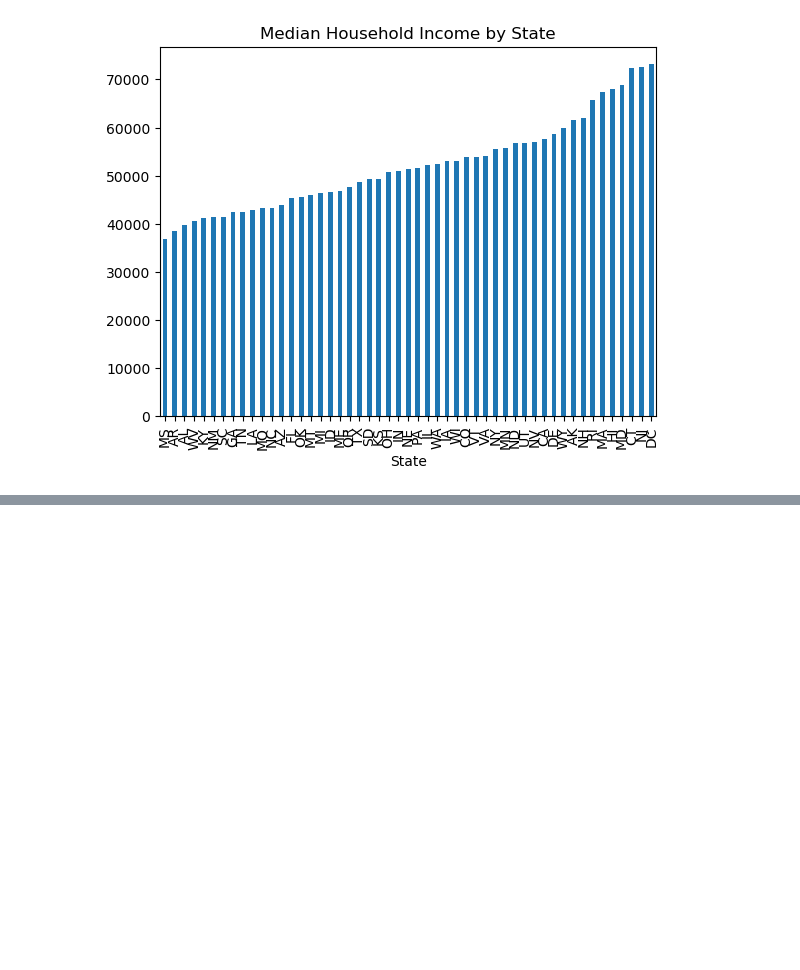
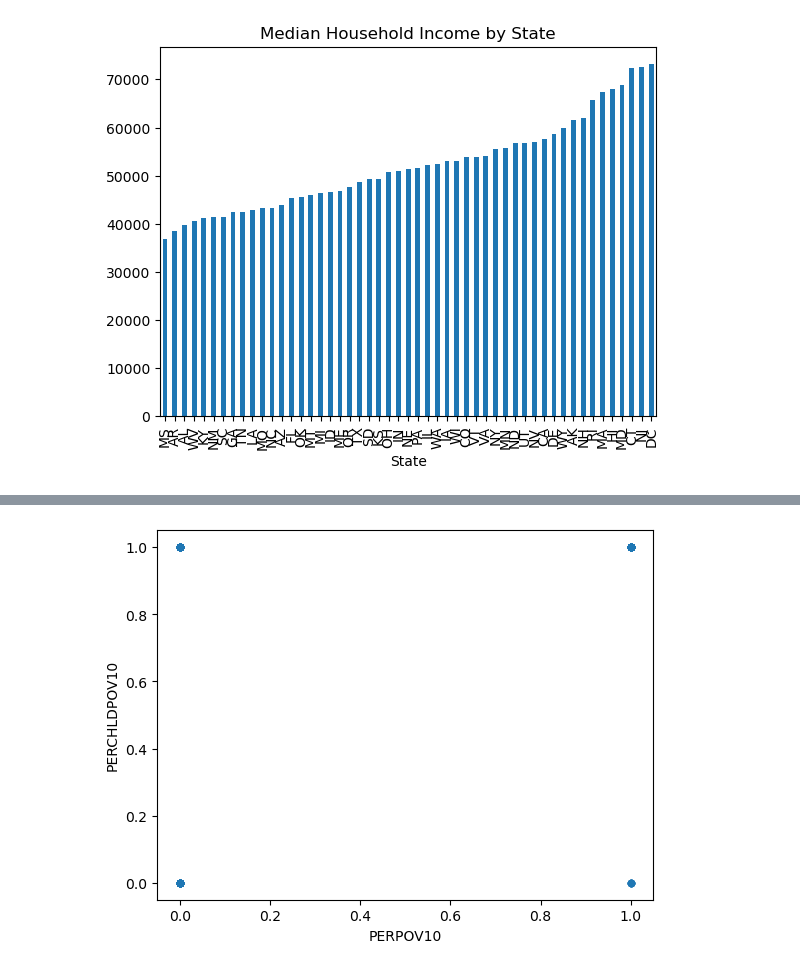
Before and after one commit to gabbycjames/DataScience_Capstone, a Jupyter notebook: DataWrangling.ipynb, the cells around one changed output, grey strips where cells are left out. Cells and saved outputs as stored; diff of their text form; code cells hidden in the pictures; blank space fills up the shorter version.

```diff
--- a/DataWrangling.ipynb
+++ b/DataWrangling.ipynb
@@ -813,0 +819,5 @@ plt.show()
+# %%
+df_full.plot(x="PERPOV10", y="PERCHLDPOV10", kind="scatter")
+plt.show() # Instead show this as bar graph with comparative bars per state.
+# %% [output]
+[figure, added]
```
Also changed, not shown: parts of 1 cell of this notebook.
